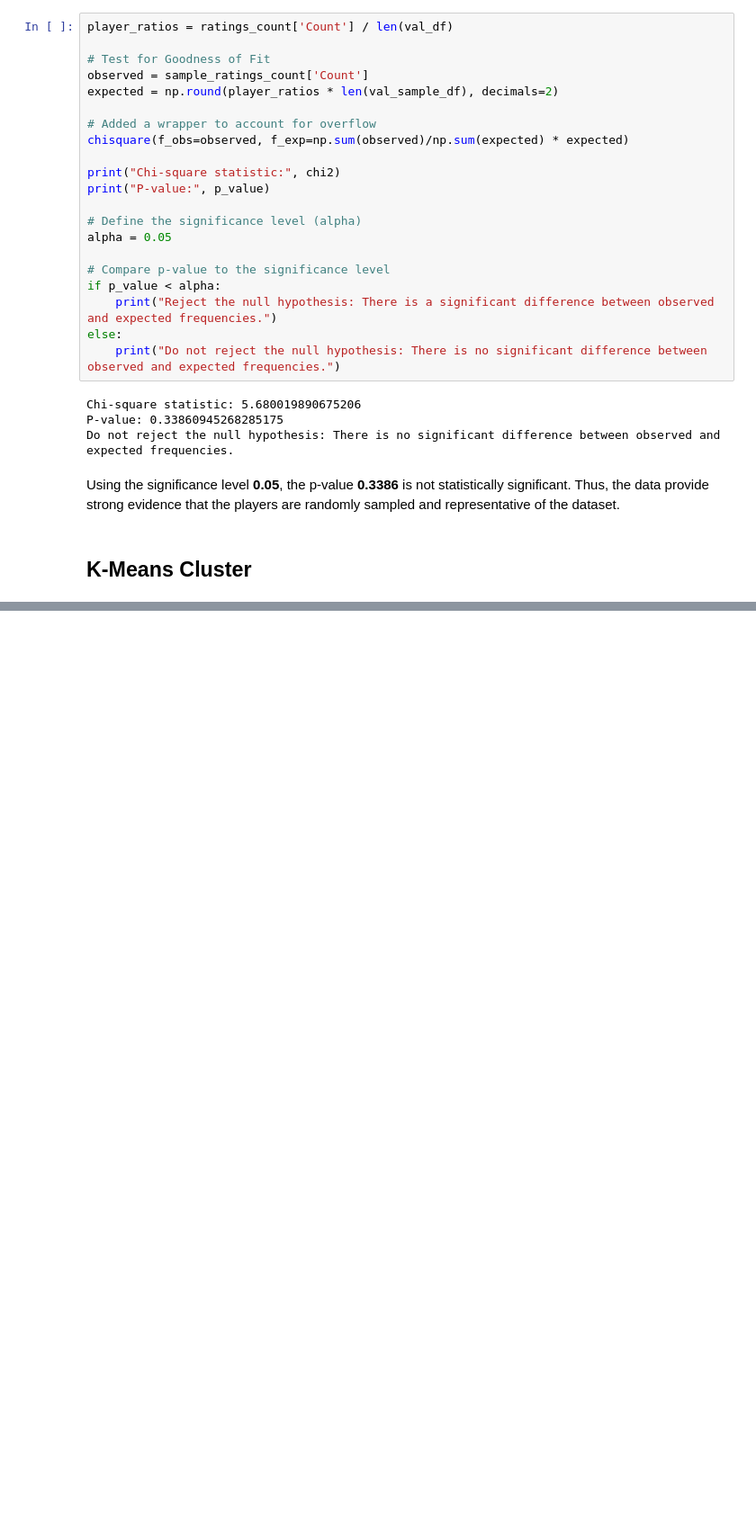
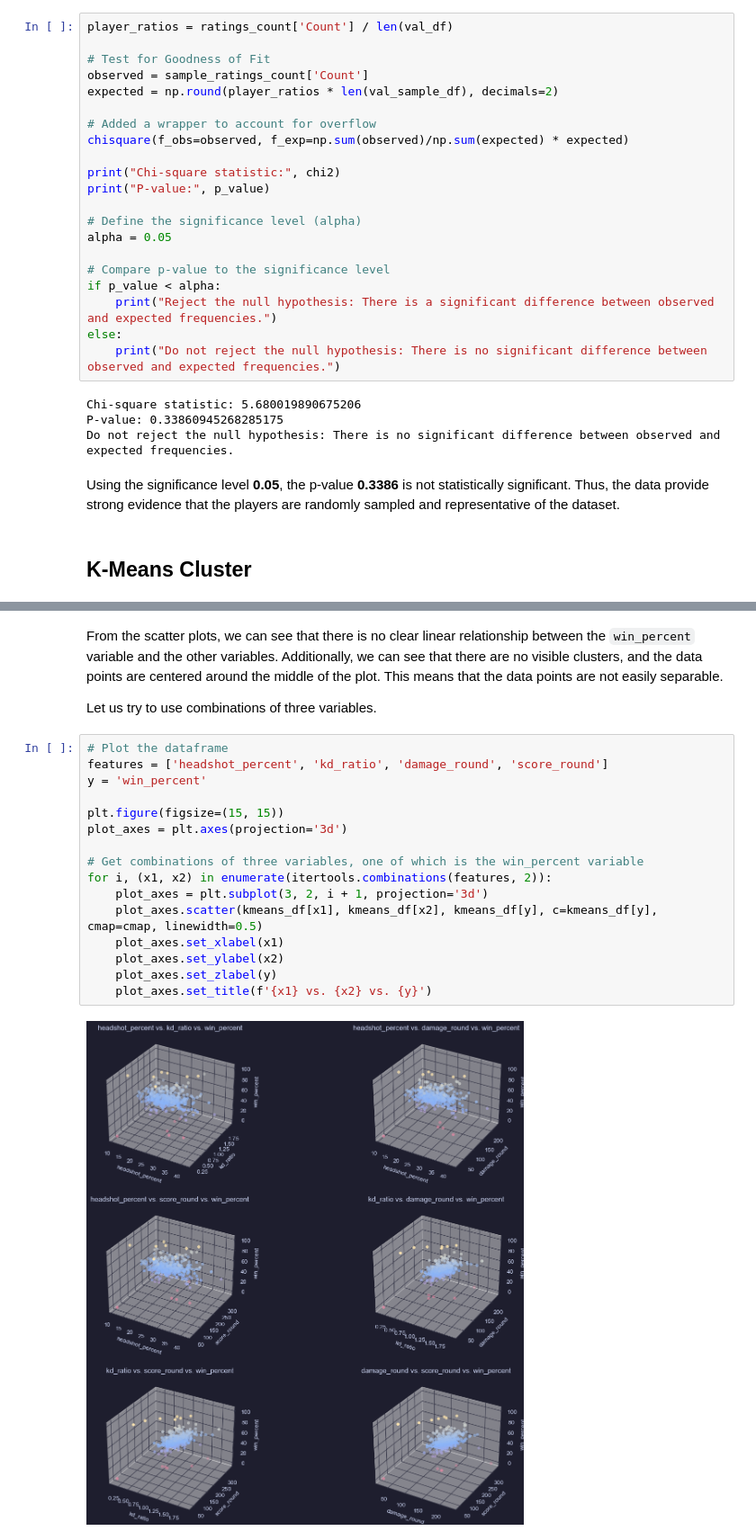
Before and after one commit to grahamogatia/valorant-statistical-modelling, a Jupyter notebook: [CSMODEL] Project - Case Study.ipynb, the cells around one changed output, grey strips where cells are left out. Shown at 90% size. Saved outputs shown, nothing was run; the diff lists cells and outputs as text; blank space fills up the shorter version.

```diff
--- a/[CSMODEL] Project - Case Study.ipynb
+++ b/[CSMODEL] Project - Case Study.ipynb
@@ -2261,0 +2300,24 @@ Using the significance level **0.05**, the p-value **0.3386** is not statistical
+# %% [markdown]
+From the scatter plots, we can see that there is no clear linear relationship between the `win_percent` variable and the other variables.
+Additionally, we can see that there are no visible clusters, and the data points are centered around the middle of the plot.
+This means that the data points are not easily separable.
+
+Let us try to use combinations of three variables.
+# %%
+# Plot the dataframe
+features = ['headshot_percent', 'kd_ratio', 'damage_round', 'score_round']
+y = 'win_percent'
+
+plt.figure(figsize=(15, 15))
+plot_axes = plt.axes(projection='3d')
+
+# Get combinations of three variables, one of which is the win_percent variable
+for i, (x1, x2) in enumerate(itertools.combinations(features, 2)):
+    plot_axes = plt.subplot(3, 2, i + 1, projection='3d')
+    plot_axes.scatter(kmeans_df[x1], kmeans_df[x2], kmeans_df[y], c=kmeans_df[y], cmap=cmap, linewidth=0.5)
+    plot_axes.set_xlabel(x1)
+    plot_axes.set_ylabel(x2)
+    plot_axes.set_zlabel(y)
+    plot_axes.set_title(f'{x1} vs. {x2} vs. {y}')
+# %% [output]
+[figure, added]
```
Also changed, not shown: parts of 33 cells of this notebook.
